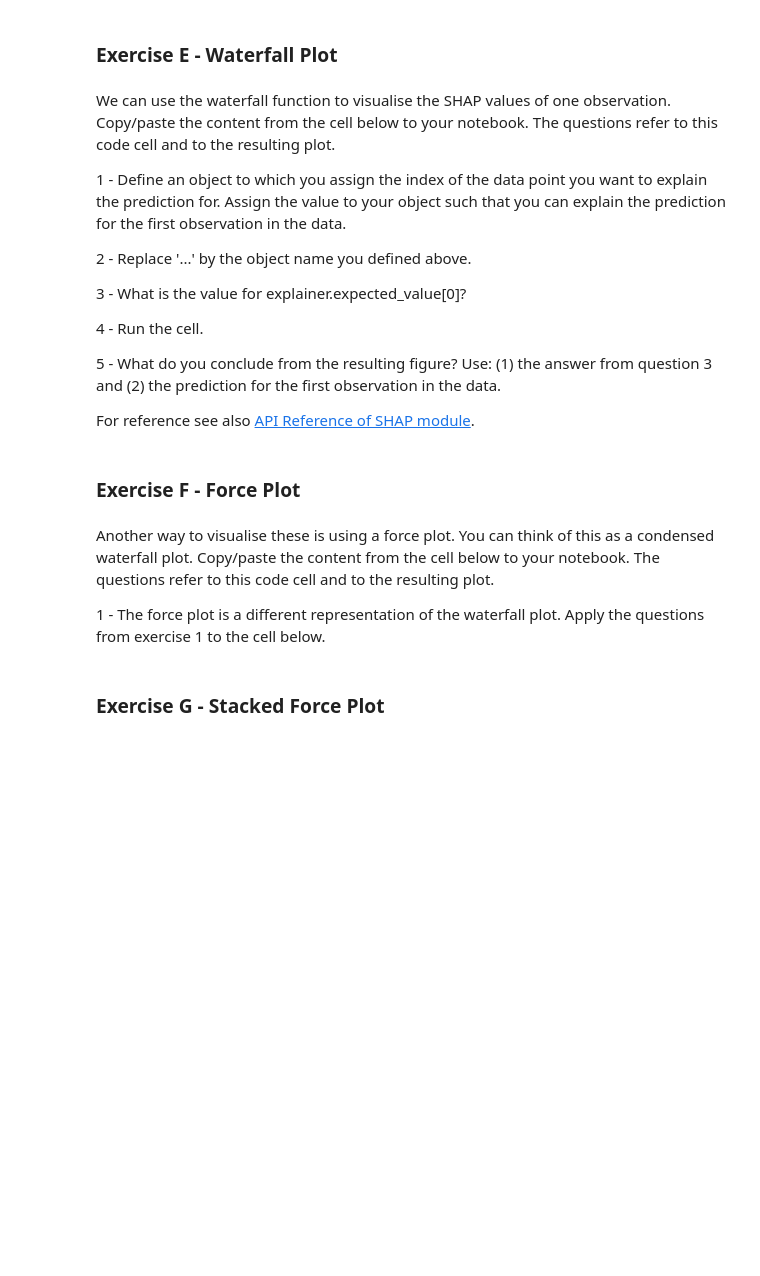
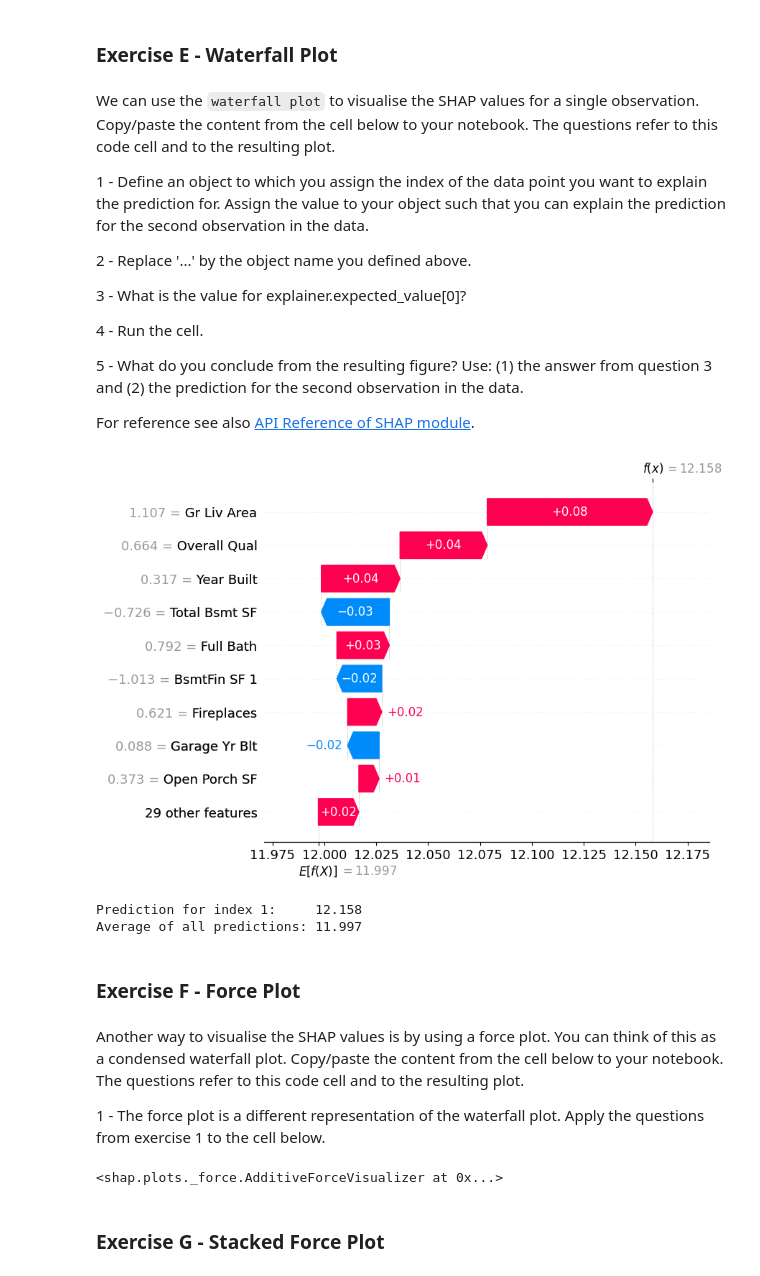
Before and after one commit to EAISI/machine-learning-with-python-explainers, a Jupyter notebook: example-solutions/ames-housing-pieter/ames-housing-pieter-exercise-7.ipynb, the cells around one changed output. Drawn from its saved outputs; the diff is of its cells as text; code cells hidden in the pictures; blank space fills up the shorter version.

Commit message:
wv - reviewed solution to ames housing exercise 7

```diff
--- a/example-solutions/ames-housing-pieter/ames-housing-pieter-exercise-7.ipynb
+++ b/example-solutions/ames-housing-pieter/ames-housing-pieter-exercise-7.ipynb
@@ -25,5 +32,11 @@ import utils_pieter as up
 # %% [markdown]
 ### Load objects from earlier exercises
+# %%
+with open('data/dc-ames-housing-pieter-exercise-5-6.pkl', 'rb') as pickle_file:
+    dc_exercise_1_2_3 = pickle.load(pickle_file)
+
+df_X_train_scaled = dc_exercise_1_2_3['df_X_train_scaled']
+ps_y_log_train    = dc_exercise_1_2_3['ps_y_log_train']
 # %% [markdown]
 ## Exercise 7 - Use SHAP values to explain variable contribution to Saleprice prediction
 # %% [markdown]
@@ -39,26 +52,20 @@ Of course, these questions are already quite specific and when you start your qu
 # %%
-# One way to obtain the two objects is to run scenario B in Exercise 5.3b
-
 # We take a fraction from the data to speed up the exercise. SHAP analysis are computer intensive.
-df_X_fraction = df_X_train.iloc[0:500]
+df_X_fraction = df_X_train_scaled.iloc[0:500]
 ps_y_fraction = ps_y_log_train[0:500]
 # %% [markdown]
 ### Exercise B - Copy/paste the content from the cell below to your notebook.
 # %%
-# Import module.
-from sklearn.ensemble import RandomForestRegressor
-
-
 # Hyperparameter grid:
 dc_hyperparameter_ranges = {
 
-    'bootstrap': [True,False], # Do we bootstrap samples, or not.
-    'max_depth': [20],         # Maximum depth of each tree
-    'min_samples_leaf': [4],   # Minimum number of samples required to be at a leaf node
-    'min_samples_split': [4],  # Minimum number of samples required to split an internal node
-    'n_estimators': [1000],    # Number of trees
-    'max_variables': ['auto'],  # Number of variables to consider at each split
-    'random_state': [42]       # Random state for reproducibility
+    'bootstrap':            [True,False],   # Do we bootstrap samples, or not.
+    'max_depth':            [20],           # Maximum depth of each tree
+    'max_features':         ['sqrt'],       # Number of variables to consider at each split
+    'min_samples_leaf':     [4],            # Minimum number of samples required to be at a leaf node
+    'min_samples_split':    [4],            # Minimum number of samples required to split an internal node
+    'n_estimators':         [1000],         # Number of trees
+    'random_state':         [42]            # Random state for reproducibility
 }
 
 # Perform a gridsearch on the random forest model:
@@ -108,9 +132,9 @@ shap_values = explainer.shap_values(df_X_fraction)
 # %% [markdown]
 ### Exercise E - Waterfall Plot
 # %% [markdown]
-We can use the waterfall function to visualise the SHAP values of one observation. Copy/paste the content from the cell below to your notebook. The questions refer to this code cell and to the resulting plot.
+We can use the `waterfall plot` to visualise the SHAP values for a single observation. Copy/paste the content from the cell below to your notebook. The questions refer to this code cell and to the resulting plot.
 
-1 - Define an object to which you assign the index of the data point you want to explain the prediction for. Assign the value to your object such that you can explain the prediction for the first observation in the data.
+1 - Define an object to which you assign the index of the data point you want to explain the prediction for. Assign the value to your object such that you can explain the prediction for the second observation in the data.
 
 2 - Replace '...' by the object name you defined above.
 
@@ -118,22 +142,33 @@ We can use the waterfall function to visualise the SHAP values of one observatio
 
 4 - Run the cell.
 
-5 - What do you conclude from the resulting figure? Use: (1) the answer from question 3 and (2) the prediction for the first observation in the data.
+5 - What do you conclude from the resulting figure? Use: (1) the answer from question 3 and (2) the prediction for the second observation in the data.
 
 For reference see also [API Reference of SHAP module](https://shap.readthedocs.io/en/latest/generated/shap.plots.waterfall.html).
 # %%
 # Set index of data point you want to explain the prediction for.
-index = 1
+n_index = 1
 
 # Plot waterfall
 shap.plots.waterfall(
 
     shap.Explanation(
         base_values   = explainer.expected_value[0], # Mean prediction for the entire training data.
-        values        = shap_values[index],          # Subset of shap values.
-        data          = df_X_fraction.iloc[index],   # Subset of training data.
+        values        = shap_values[n_index],        # Subset of shap values.
+        data          = df_X_fraction.iloc[n_index], # Subset of training data.
         feature_names = df_X_fraction.columns        # variable names.
 ))
+# %% [output]
+[figure, added]
+# %%
+# Prediction for the first observation:
+print(f"Prediction for index {n_index}:     {round(gridsearch.predict(df_X_fraction)[n_index],3)}")
+
+# Average of all predictions
+print(f"Average of all predictions: {round(explainer.expected_value[0],3)}")
+# %% [output]
+Prediction for index 1:     12.158
+Average of all predictions: 11.997
 # %%
 # ANSWERS
 
@@ -153,21 +188,23 @@ shap.plots.waterfall(
 # %% [markdown]
 ### Exercise F - Force Plot
 # %% [markdown]
-Another way to visualise these is using a force plot. You can think of this as a condensed waterfall plot. Copy/paste the content from the cell below to your notebook. The questions refer to this code cell and to the resulting plot.
+Another way to visualise the SHAP values is by using a force plot. You can think of this as a condensed waterfall plot. Copy/paste the content from the cell below to your notebook. The questions refer to this code cell and to the resulting plot.
 
 1 - The force plot is a different representation of the waterfall plot. Apply the questions from exercise 1 to the cell below.
 # %%
 # Set index of data point you want to explain the prediction for. Write the answer to question a, below.
-index = 1
+n_index = 1
 
 # Plot Force Plot.
 shap.plots.force(
 
     base_value    = explainer.expected_value[0], # Mean prediction for the entire training data.
-    shap_values   = shap_values[index],          # SHAP values.
-    variables      = df_X_fraction.iloc[index],   # Training data.
+    shap_values   = shap_values[n_index],          # SHAP values.
+    features      = df_X_fraction.iloc[n_index],   # Training data.
     feature_names = df_X_fraction.columns        # variable names.
 )
+# %% [output]
+<shap.plots._force.AdditiveForceVisualizer at 0x...>
 # %%
 # ANSWERS
 
```
Also changed, not shown: parts of 23 cells of this notebook, 5 other files.
